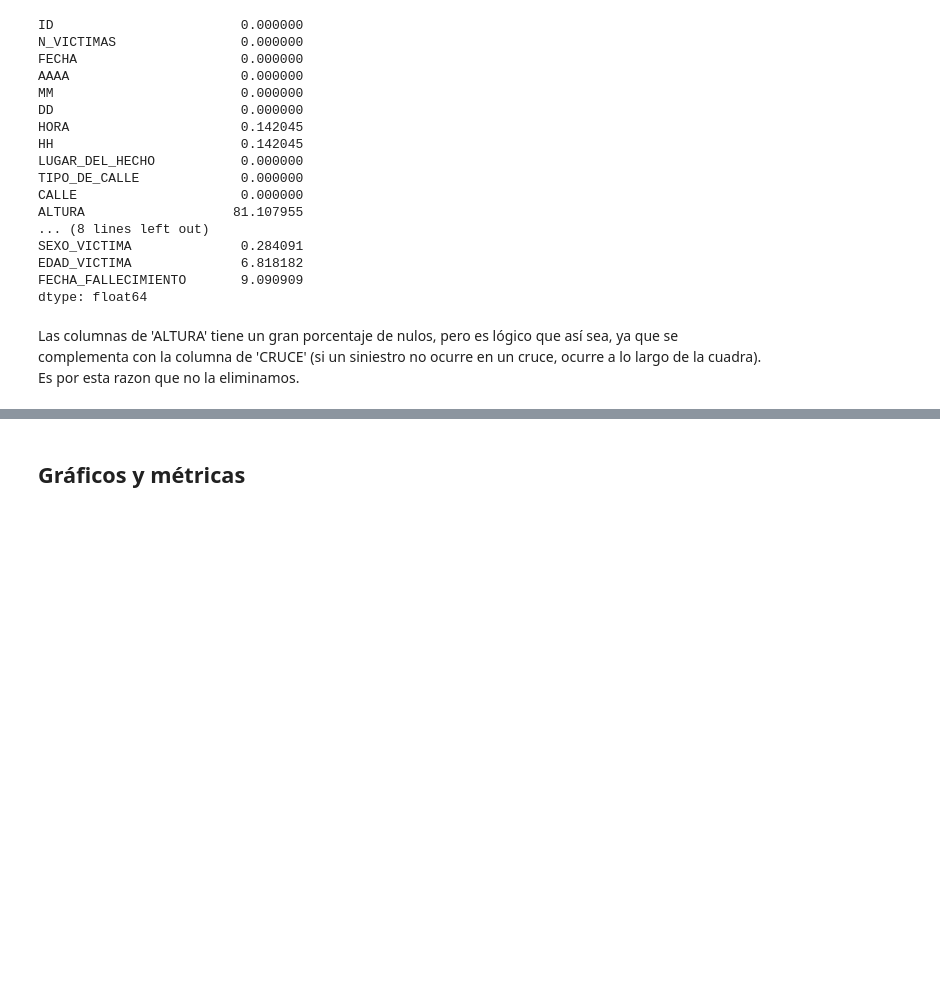
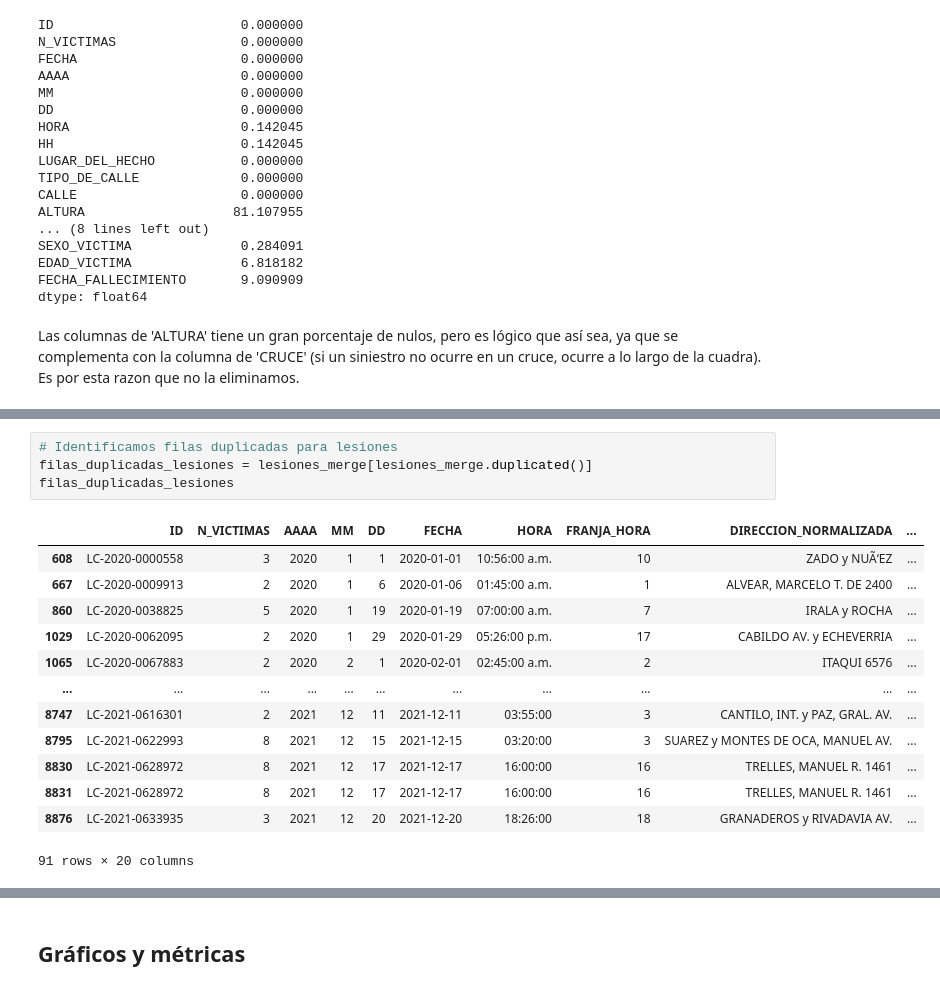
Before and after one commit to torcivita/PI-Siniestros-Viales, a Jupyter notebook: ETL + EDA.ipynb, the cells around one changed output, grey strips where cells are left out. Drawn from its saved outputs; the diff is of its cells as text; blank space fills up the shorter version.

```diff
--- a/ETL + EDA.ipynb
+++ b/ETL + EDA.ipynb
@@ -666,0 +656,18 @@ lesiones_merge.drop(columns=['GRAVEDAD'], inplace=True)
+# %%
+# Identificamos filas duplicadas para lesiones
+filas_duplicadas_lesiones = lesiones_merge[lesiones_merge.duplicated()]
+filas_duplicadas_lesiones
+# %% [output]
+|  | ID | N_VICTIMAS | AAAA | MM | DD | FECHA | HORA | FRANJA_HORA | DIRECCION_NORMALIZADA | ... |
+| 608 | LC-2020-0000558 | 3 | 2020 | 1 | 1 | 2020-01-01 | 10:56:00 a.m. | 10 | ZADO y NUÃ‘EZ | ... |
+| 667 | LC-2020-0009913 | 2 | 2020 | 1 | 6 | 2020-01-06 | 01:45:00 a.m. | 1 | ALVEAR, MARCELO T. DE 2400 | ... |
+| 860 | LC-2020-0038825 | 5 | 2020 | 1 | 19 | 2020-01-19 | 07:00:00 a.m. | 7 | IRALA y ROCHA | ... |
+| 1029 | LC-2020-0062095 | 2 | 2020 | 1 | 29 | 2020-01-29 | 05:26:00 p.m. | 17 | CABILDO AV. y ECHEVERRIA | ... |
+| 1065 | LC-2020-0067883 | 2 | 2020 | 2 | 1 | 2020-02-01 | 02:45:00 a.m. | 2 | ITAQUI 6576 | ... |
+| ... | ... | ... | ... | ... | ... | ... | ... | ... | ... | ... |
+| 8747 | LC-2021-0616301 | 2 | 2021 | 12 | 11 | 2021-12-11 | 03:55:00 | 3 | CANTILO, INT. y PAZ, GRAL. AV. | ... |
+| 8795 | LC-2021-0622993 | 8 | 2021 | 12 | 15 | 2021-12-15 | 03:20:00 | 3 | SUAREZ y MONTES DE OCA, MANUEL AV. | ... |
+| 8830 | LC-2021-0628972 | 8 | 2021 | 12 | 17 | 2021-12-17 | 16:00:00 | 16 | TRELLES, MANUEL R. 1461 | ... |
+| 8831 | LC-2021-0628972 | 8 | 2021 | 12 | 17 | 2021-12-17 | 16:00:00 | 16 | TRELLES, MANUEL R. 1461 | ... |
+| 8876 | LC-2021-0633935 | 3 | 2021 | 12 | 20 | 2021-12-20 | 18:26:00 | 18 | GRANADEROS y RIVADAVIA AV. | ... |
+91 rows × 20 columns
```
Also changed, not shown: parts of 12 cells of this notebook.
